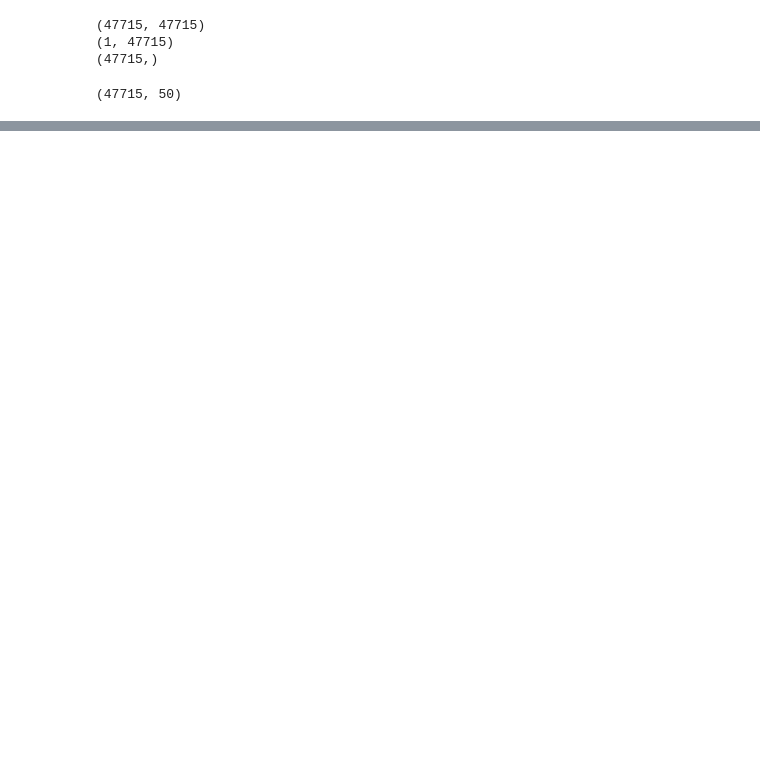
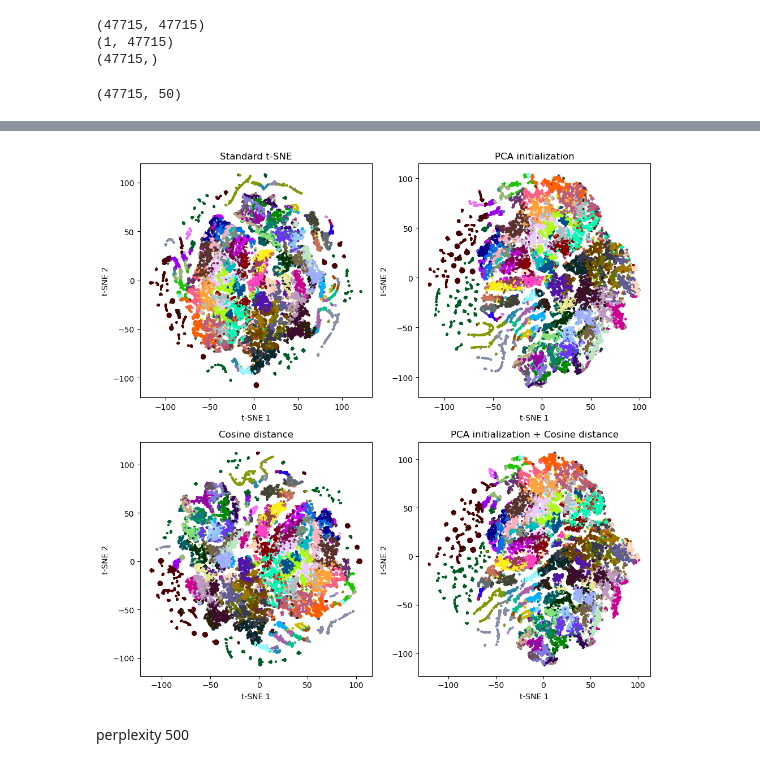
Before and after one commit to Ganglia-Guardian/AccelCluster-Visualizations, a Jupyter notebook: pca_tsne copy.ipynb, the cells around one changed output, grey strips where cells are left out. Cells and saved outputs as stored; diff of their text form; code cells hidden in the pictures; blank space fills up the shorter version.

```diff
--- a/pca_tsne copy.ipynb
+++ b/pca_tsne copy.ipynb
@@ -13,7 +13,7 @@ import openTSNE
 pio.renderers.default = 'browser'
 # %%
 # read in matlab output
-mat_filename = r"Y:\3darena_behavior\wildtype_062425\011725_9\011725_9_3d_arenah_070225\cluster_output\Combined_Results\Results\test1\session_1_out.mat"
+mat_filename = r"X:\3darena_behavior\wildtype_062425\011725_9\011725_9_3d_arenah_070225\cluster_output\Combined_Results\Results\test1\session_1_out.mat"
 
 # "C:\Users\gangliagurdian\Desktop\Mias Folder\data testing\10min testing\Combined_Results\Results\test1\session_1_out.mat"
 # "Z:\socialbox_fp\C2_042125_C3_042125_gpe\C2_042125\042125_1\open_field_061625\day_1\042125_1_tdt_rt_061625of\Bonsai - Copy\AccelCluster_Output - Copy\Combined_Results\Results\test1\session_1_out.mat"
@@ -99,0 +148,13 @@ AttributeError: 'numpy.ndarray' object has no attribute 'verbose'
+# %%
+# Summary
+import matplotlib.pyplot as plt
+from plotly.subplots import make_subplots
+import plotly.graph_objects as go
+pio.renderers.default = 'notebook'
+
+fig, ax = make_subplots(rows=2, cols=2)
+plot(embedding_standard, title="Standard t-SNE", ax=ax[0, 0], draw_legend=False)
+plot(embedding_pca, title="PCA initialization", ax=ax[0, 1], draw_legend=False)
+plot(embedding_cosine, title="Cosine distance", ax=ax[1, 0], draw_legend=False)
+plot(embedding_pca_cosine, title="PCA initialization + Cosine distance", ax=ax[1, 1], draw_legend=False)
+plt.tight_layout()
@@ -99,0 +218,31 @@ AttributeError: 'numpy.ndarray' object has no attribute 'verbose'
+# %%
+import matplotlib.pyplot as plt
+
+def plot(data, ax, title):
+    colors = [cluster_to_color[c] for c in cluster_labels_str]
+
+    ax.scatter(
+        data[:, 0],
+        data[:, 1],
+        c=colors,
+        s=3
+    )
+
+    ax.set_title(title)
+    ax.set_xlabel("t-SNE 1")
+    ax.set_ylabel("t-SNE 2")
+
+
+fig, ax = plt.subplots(2, 2, figsize=(10, 10))
+
+plot(embedding_standard, ax[0, 0], "Standard t-SNE")
+plot(embedding_pca, ax[0, 1], "PCA initialization")
+plot(embedding_cosine, ax[1, 0], "Cosine distance")
+plot(embedding_pca_cosine, ax[1, 1], "PCA initialization + Cosine distance")
+
+plt.tight_layout()
+plt.show()
+# %% [output]
+[figure, added]
+# %% [markdown]
+perplexity 500
```
Also changed, not shown: parts of 32 cells of this notebook.
